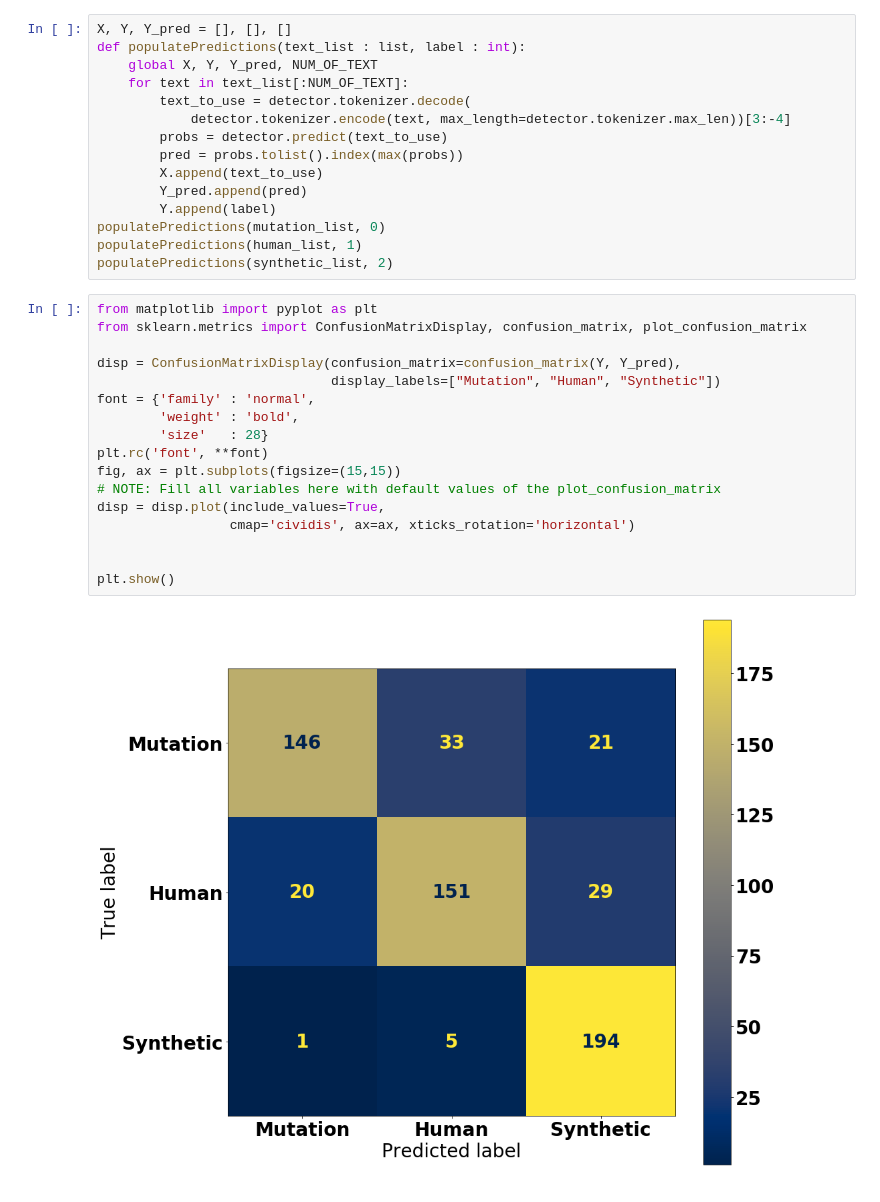
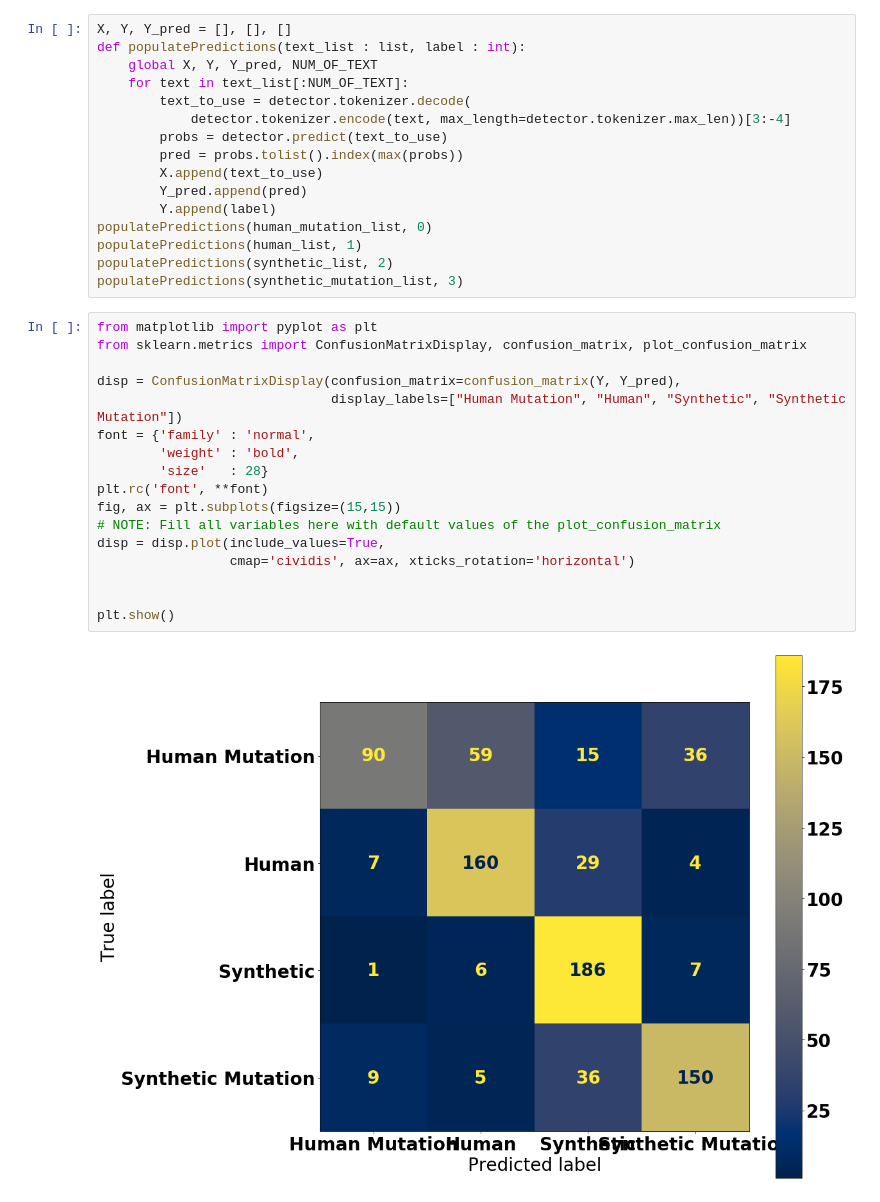
Before and after one commit to JesseGuerrero/ternary-text-detection, a Jupyter notebook: classifier_testing/confusion_matrix.ipynb, the cells around one changed output. Cells and saved outputs as stored; diff of their text form.

```diff
--- a/classifier_testing/confusion_matrix.ipynb
+++ b/classifier_testing/confusion_matrix.ipynb
@@ -55,25 +58,26 @@ def populatePredictions(text_list : list, label : int):
         X.append(text_to_use)
         Y_pred.append(pred)
         Y.append(label)
-populatePredictions(mutation_list, 0)
+populatePredictions(human_mutation_list, 0)
 populatePredictions(human_list, 1)
 populatePredictions(synthetic_list, 2)
+populatePredictions(synthetic_mutation_list, 3)
 # %%
 from matplotlib import pyplot as plt
 from sklearn.metrics import ConfusionMatrixDisplay, confusion_matrix, plot_confusion_matrix
 
 disp = ConfusionMatrixDisplay(confusion_matrix=confusion_matrix(Y, Y_pred),
-                              display_labels=["Mutation", "Human", "Synthetic"])
+                              display_labels=["Human Mutation", "Human", "Synthetic", "Synthetic Mutation"])
 font = {'family' : 'normal',
         'weight' : 'bold',
         'size'   : 28}
 plt.rc('font', **font)
 fig, ax = plt.subplots(figsize=(15,15))
 # NOTE: Fill all variables here with default values of the plot_confusion_matrix
 disp = disp.plot(include_values=True,
                  cmap='cividis', ax=ax, xticks_rotation='horizontal')
 
 
 plt.show()
 # %% [output]
-[figure, old version]
+[figure, new version]
```
Also changed, not shown: parts of 3 cells of this notebook, 58 other files.
